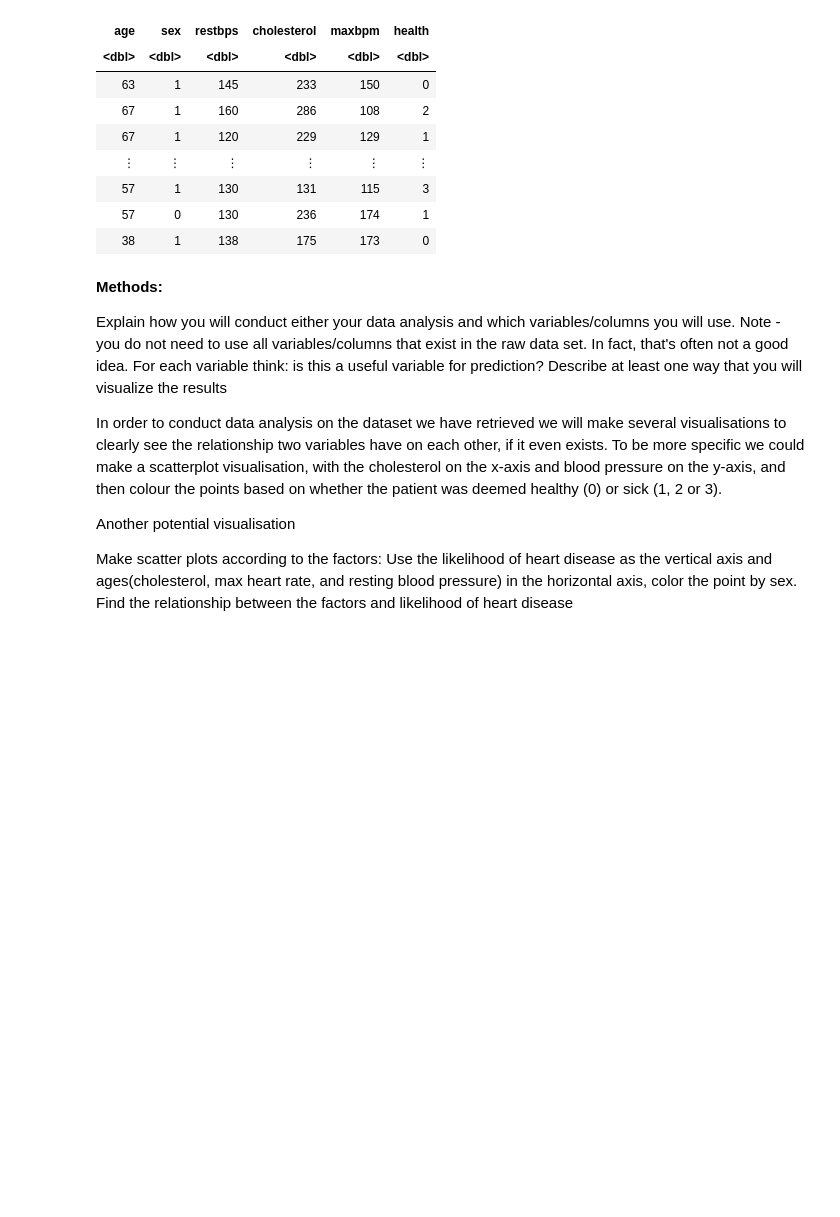
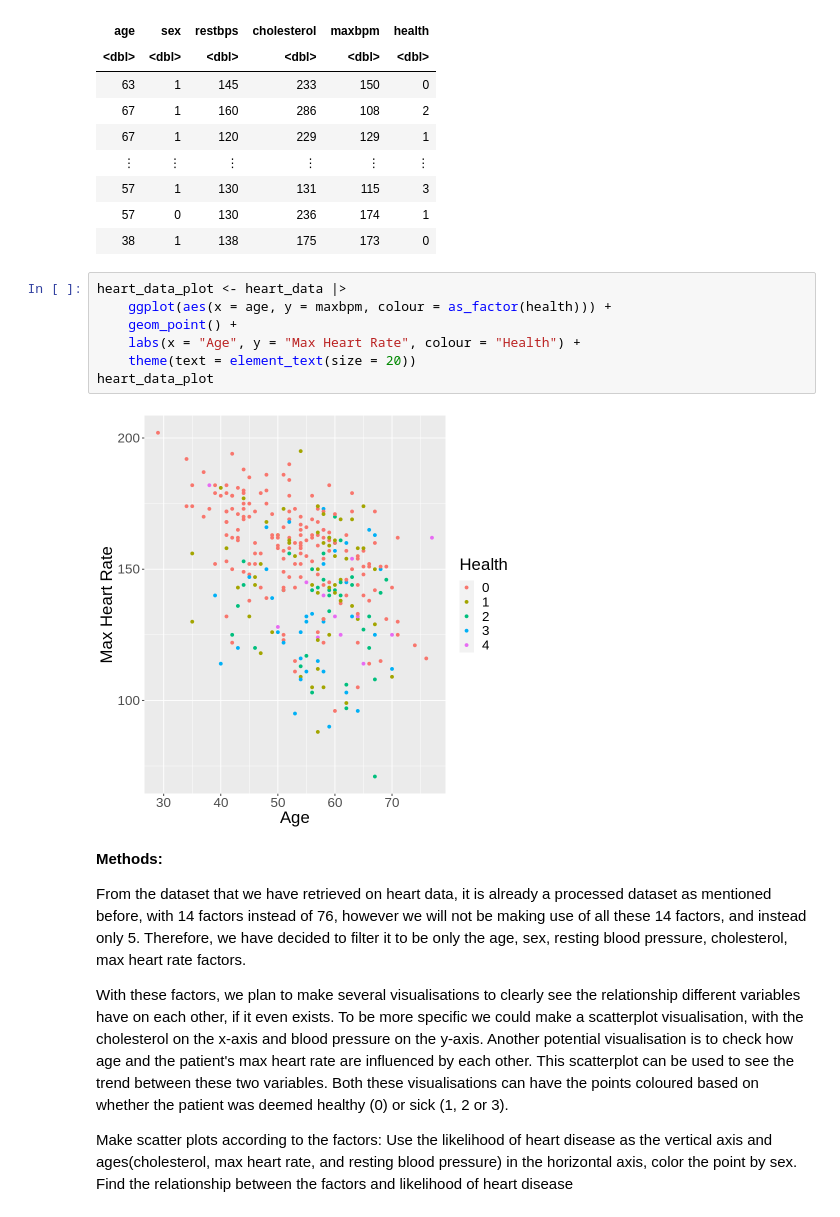
Before and after one commit to Sparsh-I/dsci-group-38, a Jupyter notebook: group_proposal.ipynb, the cells around one changed output. Saved outputs shown, nothing was run; the diff lists cells and outputs as text; blank space fills up the shorter version.

Commit message:
Added first visualisation and updated proposal
Visualisation between age and heart rate, with points coloured by health.

```diff
--- a/group_proposal.ipynb
+++ b/group_proposal.ipynb
@@ -71,15 +53,21 @@ A tibble: 303 × 6
 | 57 | 1 | 130 | 131 | 115 | 3 |
 | 57 | 0 | 130 | 236 | 174 | 1 |
 | 38 | 1 | 138 | 175 | 173 | 0 |
+# %%
+heart_data_plot <- heart_data |>
+    ggplot(aes(x = age, y = maxbpm, colour = as_factor(health))) +
+    geom_point() +
+    labs(x = "Age", y = "Max Heart Rate", colour = "Health") +
+    theme(text = element_text(size = 20))
+heart_data_plot
+# %% [output]
+[figure, added]
 # %% [markdown]
 **Methods:**
 
-Explain how you will conduct either your data analysis and which variables/columns you will use. Note - you do not need to use all variables/columns that exist in the raw data set. In fact, that's often not a good idea. For each variable think: is this a useful variable for prediction?
-Describe at least one way that you will visualize the results
+From the dataset that we have retrieved on heart data, it is already a processed dataset as mentioned before, with 14 factors instead of 76, however we will not be making use of all these 14 factors, and instead only 5. Therefore, we have decided to filter it to be only the age, sex, resting blood pressure, cholesterol, max heart rate factors.
 
-In order to conduct data analysis on the dataset we have retrieved we will make several visualisations to clearly see the relationship two variables have on each other, if it even exists. To be more specific we could make a scatterplot visualisation, with the cholesterol on the x-axis and blood pressure on the y-axis, and then colour the points based on whether the patient was deemed healthy (0) or sick (1, 2 or 3).
-
-Another potential visualisation
+With these factors, we plan to make several visualisations to clearly see the relationship different variables have on each other, if it even exists. To be more specific we could make a scatterplot visualisation, with the cholesterol on the x-axis and blood pressure on the y-axis. Another potential visualisation is to check how age and the patient's max heart rate are influenced by each other. This scatterplot can be used to see the trend between these two variables. Both these visualisations can have the points coloured based on whether the patient was deemed healthy (0) or sick (1, 2 or 3).
 
 Make scatter plots according to the factors:
 Use the likelihood of heart disease as the vertical axis and ages(cholesterol, max heart rate, and resting blood pressure) in the horizontal axis, color the point by sex.
```
Also changed, not shown: parts of 2 cells of this notebook.
